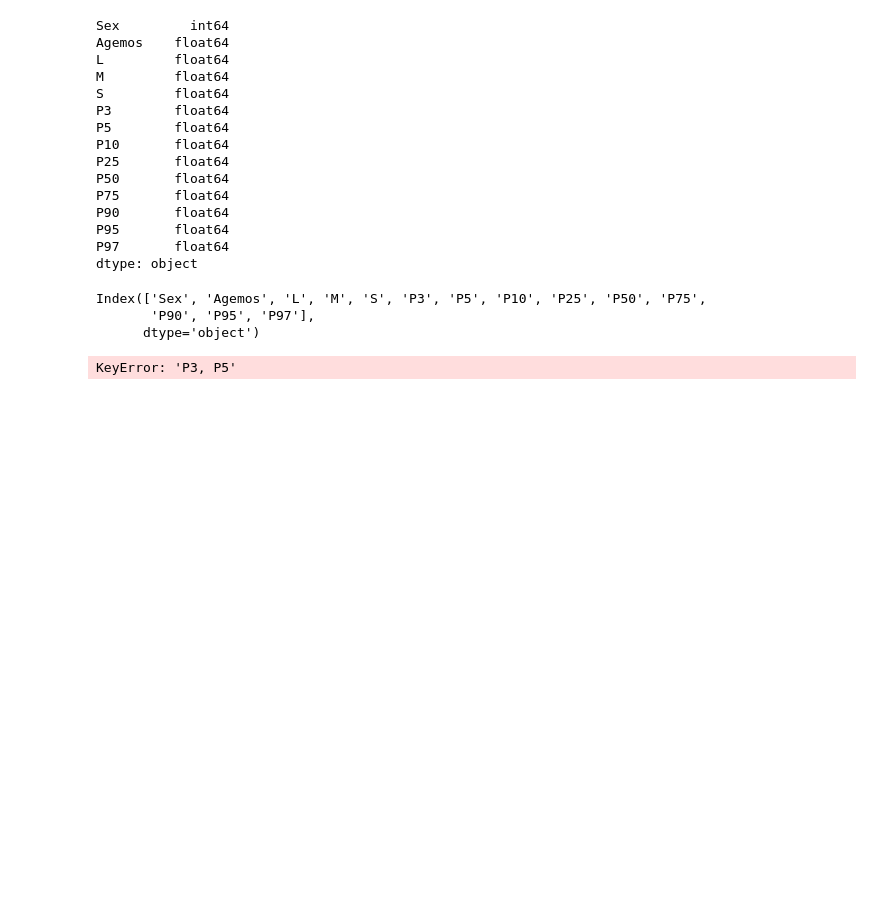
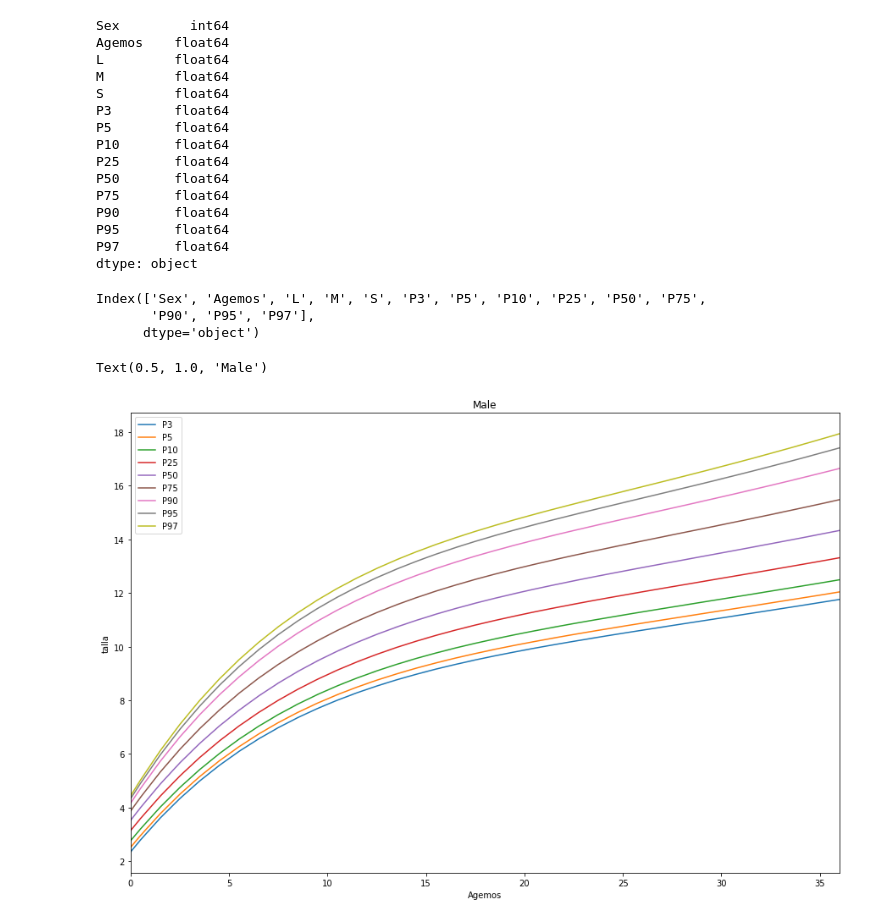
Before and after one commit to fpaludi/DiploDatos, a Jupyter notebook: AnalisisYCuracion/notebooks/Ejercicio-tablas.ipynb, the cells around one changed output. Saved outputs shown, nothing was run; the diff lists cells and outputs as text; code cells hidden in the pictures; blank space fills up the shorter version.

Commit message:
Ejercicio-tablas finished. TODO: Format

```diff
--- a/AnalisisYCuracion/notebooks/Ejercicio-tablas.ipynb
+++ b/AnalisisYCuracion/notebooks/Ejercicio-tablas.ipynb
@@ -51,7 +53,11 @@ Index(['Sex', 'Agemos', 'L', 'M', 'S', 'P3', 'P5', 'P10', 'P25', 'P50', 'P75',
        'P90', 'P95', 'P97'],
       dtype='object')
 # %%
-filtrado= tabla_1[tabla_1.Sex==1]
-filtrado.plot(x='Agemos', y='P3, P5');
+filtrado_male= tabla_1[tabla_1.Sex==1]
+
+filtrado_male.plot(figsize=(15,10), x='Agemos', y=[ 'P3', 'P5', 'P10', 'P25', 'P50', 'P75', 'P90', 'P95', 'P97']);
+plt.ylabel('talla')
+plt.title('Male')
 # %% [output]
-KeyError: 'P3, P5'
+Text(0.5, 1.0, 'Male')
+[figure, added]
```
Also changed, not shown: parts of 9 cells of this notebook.
